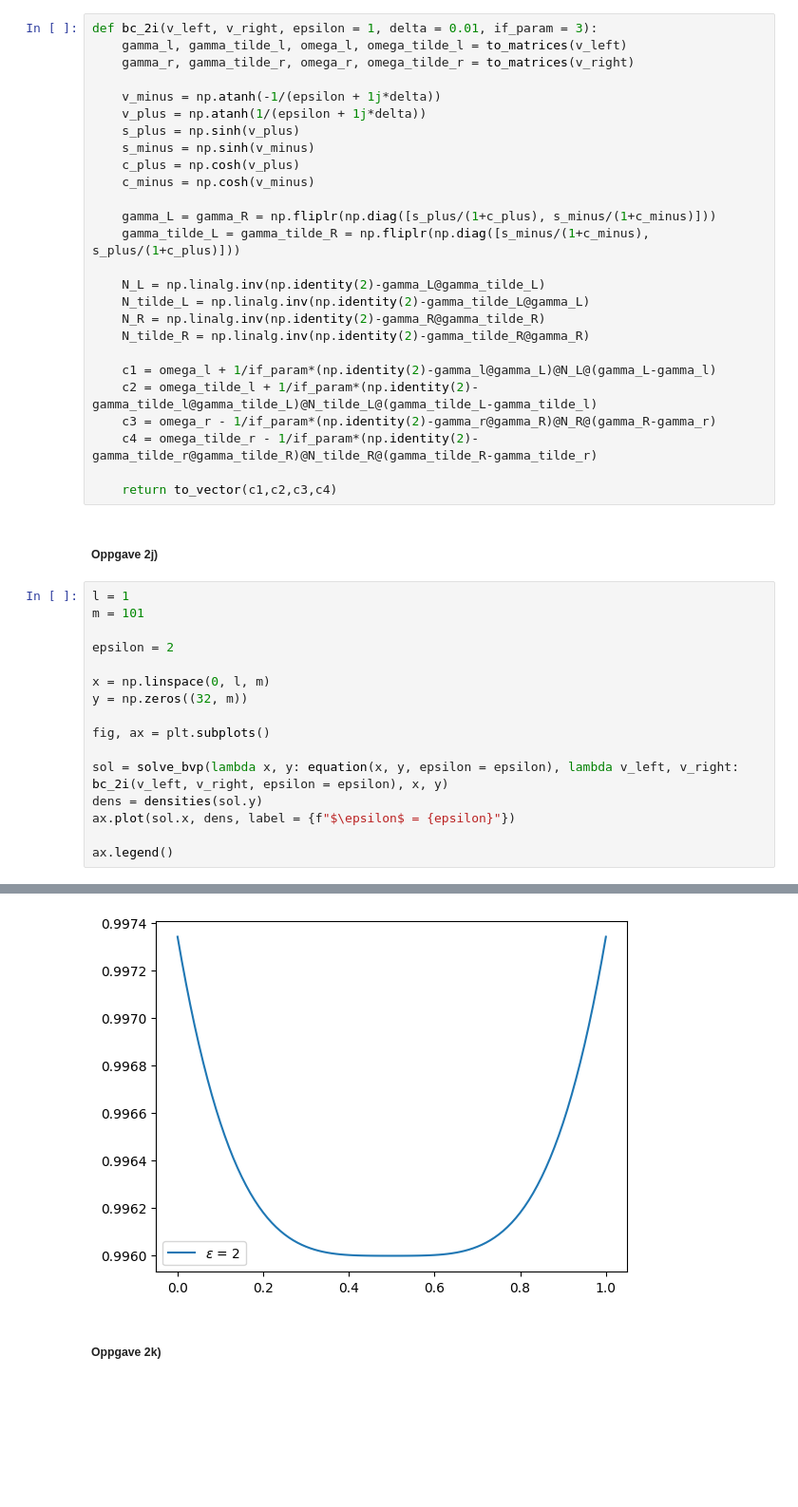
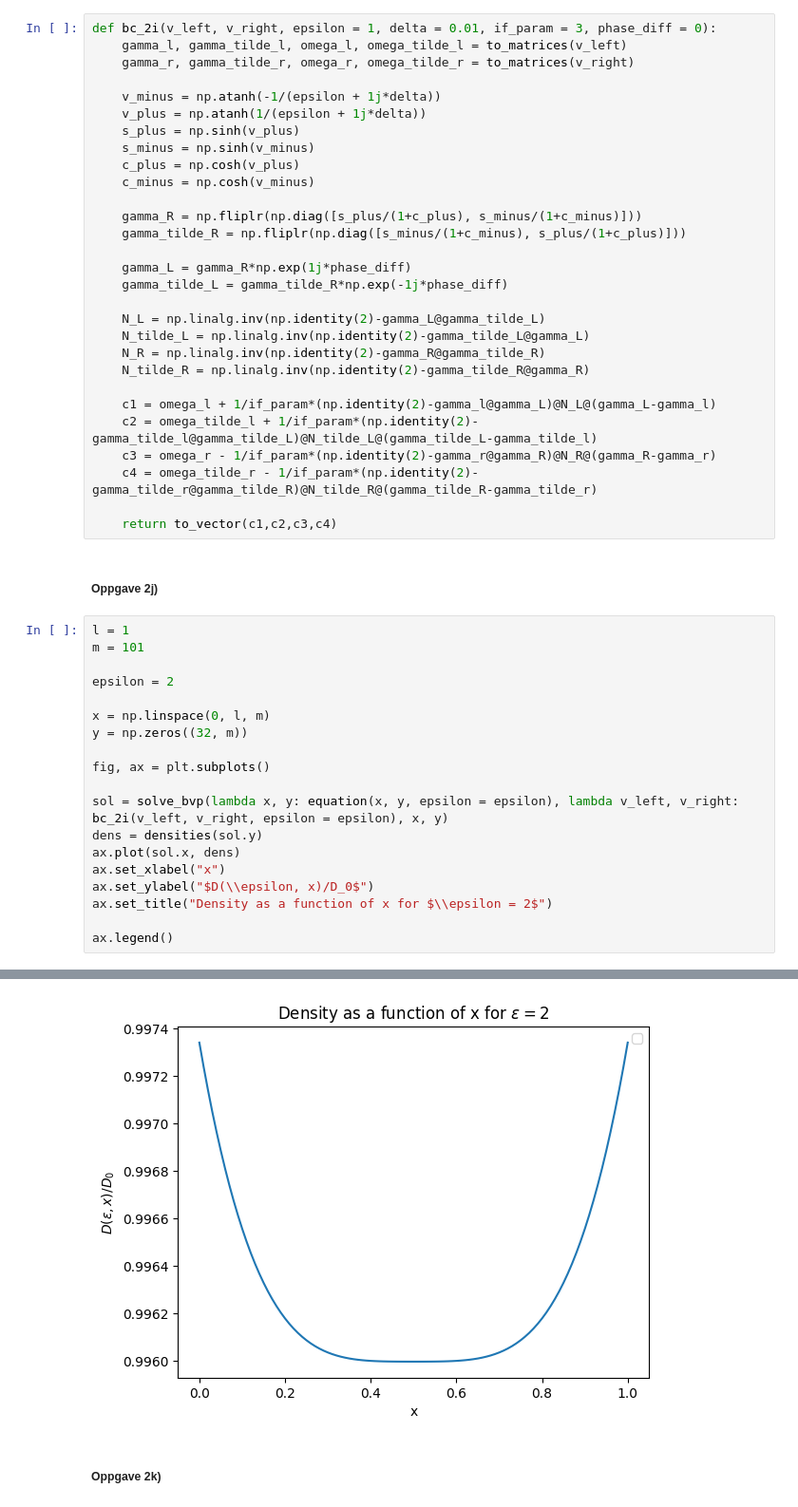
Before and after one commit to einaraarnaes/Prosjekt3, a Jupyter notebook: code.ipynb, the cells around one changed output, grey strips where cells are left out. Shown at 95% size. Saved outputs shown, nothing was run; the diff lists cells and outputs as text; blank space fills up the shorter version.

```diff
--- a/code.ipynb
+++ b/code.ipynb
@@ -508,7 +507,7 @@ ax.legend()
 # %% [markdown]
 ##### Oppgave 2i)
 # %%
-def bc_2i(v_left, v_right, epsilon = 1, delta = 0.01, if_param = 3):
+def bc_2i(v_left, v_right, epsilon = 1, delta = 0.01, if_param = 3, phase_diff = 0):
     gamma_l, gamma_tilde_l, omega_l, omega_tilde_l = to_matrices(v_left)
     gamma_r, gamma_tilde_r, omega_r, omega_tilde_r = to_matrices(v_right)
 
@@ -519,8 +518,11 @@ def bc_2i(v_left, v_right, epsilon = 1, delta = 0.01, if_param = 3):
     c_plus = np.cosh(v_plus)
     c_minus = np.cosh(v_minus)
 
-    gamma_L = gamma_R = np.fliplr(np.diag([s_plus/(1+c_plus), s_minus/(1+c_minus)]))
-    gamma_tilde_L = gamma_tilde_R = np.fliplr(np.diag([s_minus/(1+c_minus), s_plus/(1+c_plus)]))
+    gamma_R = np.fliplr(np.diag([s_plus/(1+c_plus), s_minus/(1+c_minus)]))
+    gamma_tilde_R = np.fliplr(np.diag([s_minus/(1+c_minus), s_plus/(1+c_plus)]))
+
+    gamma_L = gamma_R*np.exp(1j*phase_diff)
+    gamma_tilde_L = gamma_tilde_R*np.exp(-1j*phase_diff)
 
     N_L = np.linalg.inv(np.identity(2)-gamma_L@gamma_tilde_L)
     N_tilde_L = np.linalg.inv(np.identity(2)-gamma_tilde_L@gamma_L)
@@ -538,22 +540,25 @@ def bc_2i(v_left, v_right, epsilon = 1, delta = 0.01, if_param = 3):
 # %%
 l = 1
 m = 101
 
 epsilon = 2
 
 x = np.linspace(0, l, m)
 y = np.zeros((32, m))
 
 fig, ax = plt.subplots()
 
 sol = solve_bvp(lambda x, y: equation(x, y, epsilon = epsilon), lambda v_left, v_right: bc_2i(v_left, v_right, epsilon = epsilon), x, y)
 dens = densities(sol.y)
-ax.plot(sol.x, dens, label = {f"$\epsilon$ = {epsilon}"})
+ax.plot(sol.x, dens)
+ax.set_xlabel("x")
+ax.set_ylabel("$D(\\epsilon, x)/D_0$")
+ax.set_title("Density as a function of x for $\\epsilon = 2$")
 
 ax.legend()
 # %% [output]
 <matplotlib.legend.Legend at 0x...>
-[figure, old version]
+[figure, new version]
 # %% [markdown]
 ##### Oppgave 2k)
 # %%
```
Also changed, not shown: parts of 13 cells of this notebook.
